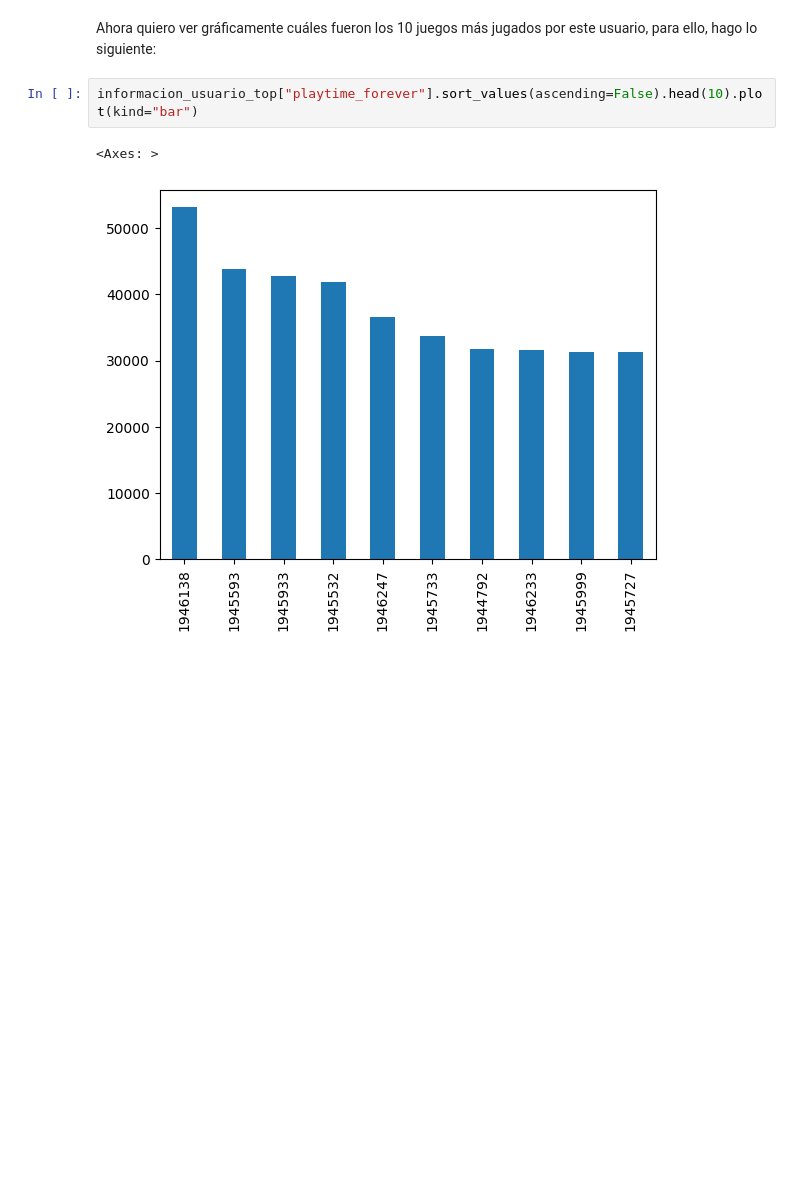
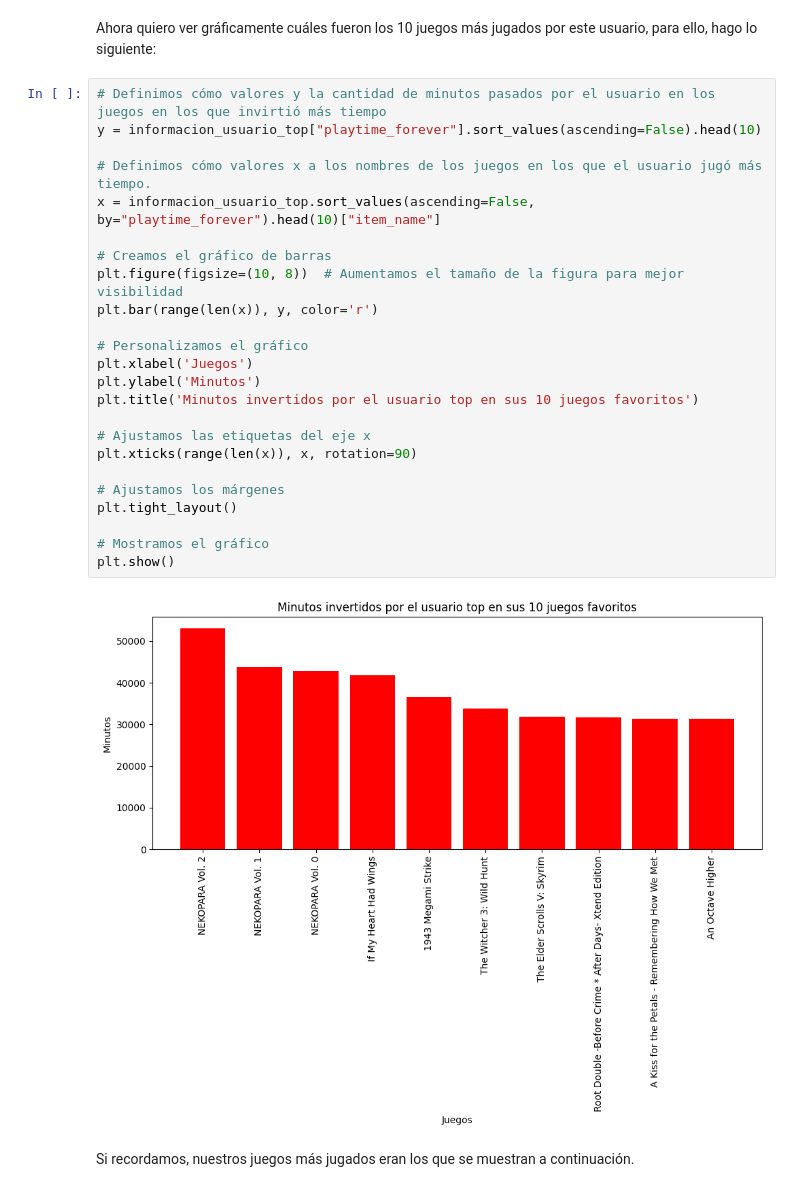
Before and after one commit to Tagliaferro22/steam-games, a Jupyter notebook: EDA/EDA_user_items.ipynb, the cells around one changed output. Drawn from its saved outputs; the diff is of its cells as text; blank space fills up the shorter version.

Commit message:
Implementando algunos gráficos

```diff
--- a/EDA/EDA_user_items.ipynb
+++ b/EDA/EDA_user_items.ipynb
@@ -251,8 +251,31 @@ informacion_usuario_top[informacion_usuario_top["playtime_forever"] != 0]
 1309 rows × 5 columns
 # %% [markdown]
 Ahora quiero ver gráficamente cuáles fueron los 10 juegos más jugados por este usuario, para ello, hago lo siguiente:
-# %%
-informacion_usuario_top["playtime_forever"].sort_values(ascending=False).head(10).plot(kind="bar")
-# %% [output]
-<Axes: >
-[figure, removed]
+# %%
+# Definimos cómo valores y la cantidad de minutos pasados por el usuario en los juegos en los que invirtió más tiempo
+y = informacion_usuario_top["playtime_forever"].sort_values(ascending=False).head(10)
+
+# Definimos cómo valores x a los nombres de los juegos en los que el usuario jugó más tiempo.
+x = informacion_usuario_top.sort_values(ascending=False, by="playtime_forever").head(10)["item_name"]
+
+# Creamos el gráfico de barras
+plt.figure(figsize=(10, 8))  # Aumentamos el tamaño de la figura para mejor visibilidad
+plt.bar(range(len(x)), y, color='r')
+
+# Personalizamos el gráfico
+plt.xlabel('Juegos')
+plt.ylabel('Minutos')
+plt.title('Minutos invertidos por el usuario top en sus 10 juegos favoritos')
+
+# Ajustamos las etiquetas del eje x
+plt.xticks(range(len(x)), x, rotation=90)
+
+# Ajustamos los márgenes
+plt.tight_layout()
+
+# Mostramos el gráfico
+plt.show()
+# %% [output]
+[figure, added]
+# %% [markdown]
+Si recordamos, nuestros juegos más jugados eran los que se muestran a continuación.
```
Also changed, not shown: parts of 4 cells of this notebook.
